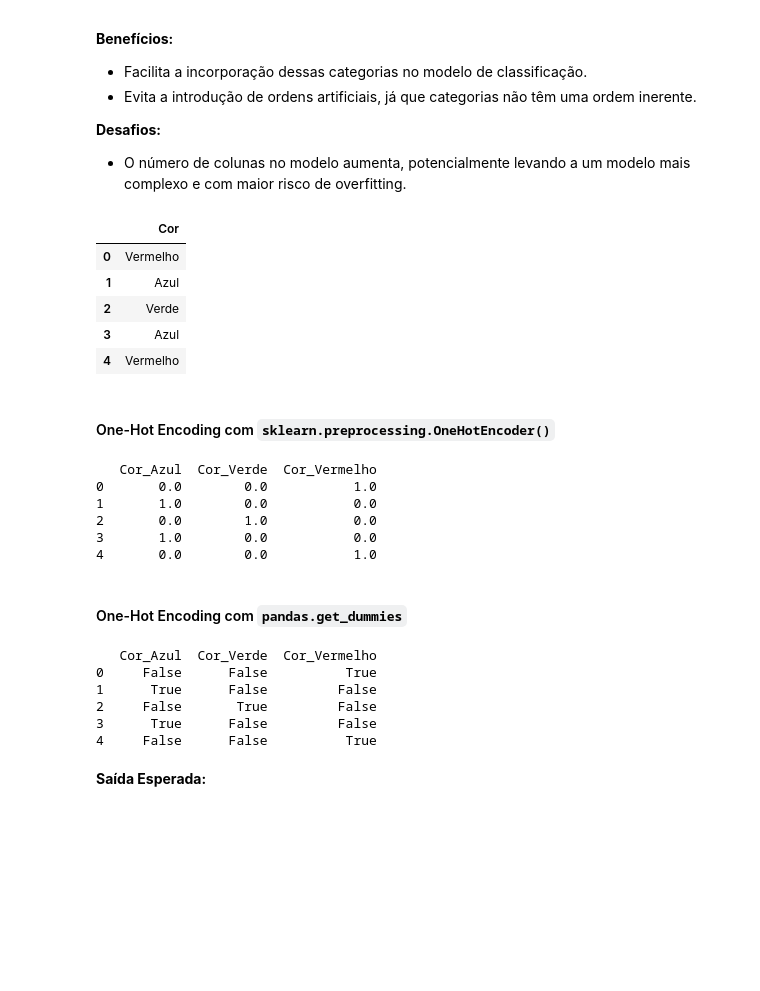
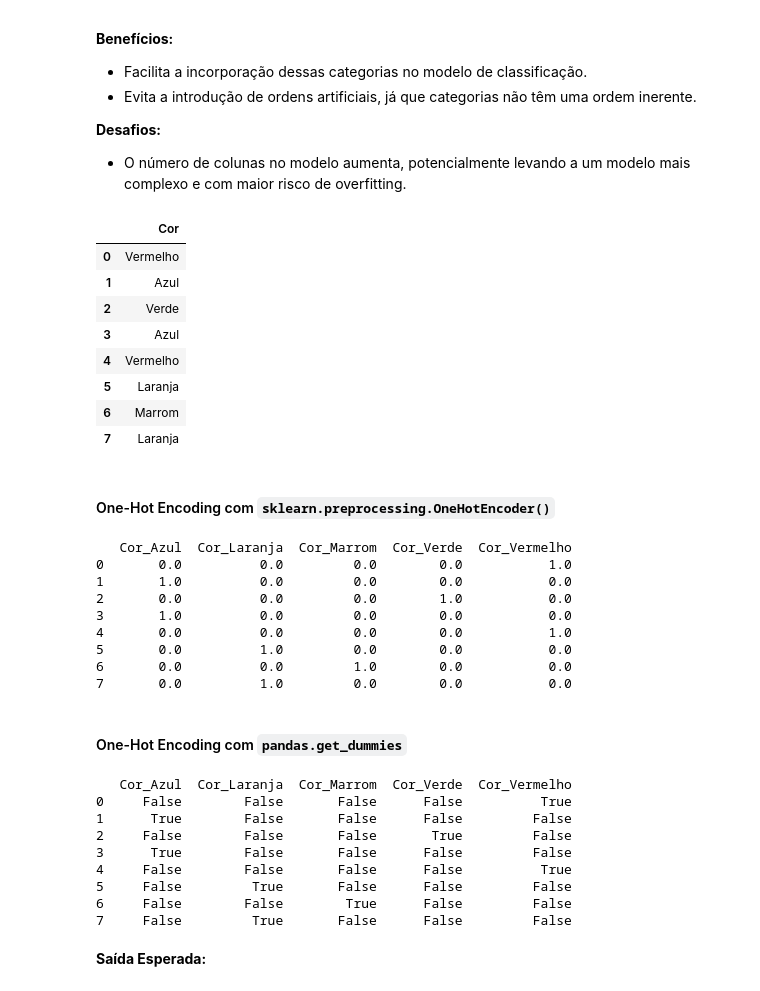
Before and after one commit to dacioms/DacioFeature3_24, a Jupyter notebook: 03_Categóricos/Categoricos.ipynb, the cells around one changed output. Drawn from its saved outputs; the diff is of its cells as text; code cells hidden in the pictures; blank space fills up the shorter version.

```diff
--- a/03_Categóricos/Categoricos.ipynb
+++ b/03_Categóricos/Categoricos.ipynb
@@ -55,18 +55,22 @@ Um dataset de transações de e-commerce contém uma variável categórica `Cate
 # %%
 
 import pandas as pd
 
 # Exemplo de DataFrame
-data = {'Cor': ['Vermelho', 'Azul', 'Verde', 'Azul', 'Vermelho']}
+data = {'Cor': ['Vermelho', 'Azul', 'Verde', 'Azul', 'Vermelho', 'Laranja', 'Marrom', 'Laranja']}
 df = pd.DataFrame(data)
+# df['Cor'].unique()
 df
 # %% [output]
 |  | Cor |
 | 0 | Vermelho |
 | 1 | Azul |
 | 2 | Verde |
 | 3 | Azul |
 | 4 | Vermelho |
+| 5 | Laranja |
+| 6 | Marrom |
+| 7 | Laranja |
 # %% [markdown]
 #### One-Hot Encoding com `sklearn.preprocessing.OneHotEncoder()`
 # %%
@@ -79,12 +83,15 @@ encoded_data = encoder.fit_transform(df[['Cor']])
 encoded_df = pd.DataFrame(encoded_data.toarray(), columns=encoder.get_feature_names_out(['Cor']))
 print(encoded_df)
 # %% [output]
-   Cor_Azul  Cor_Verde  Cor_Vermelho
-0       0.0        0.0           1.0
-1       1.0        0.0           0.0
-2       0.0        1.0           0.0
-3       1.0        0.0           0.0
-4       0.0        0.0           1.0
+   Cor_Azul  Cor_Laranja  Cor_Marrom  Cor_Verde  Cor_Vermelho
+0       0.0          0.0         0.0        0.0           1.0
+1       1.0          0.0         0.0        0.0           0.0
+2       0.0          0.0         0.0        1.0           0.0
+3       1.0          0.0         0.0        0.0           0.0
+4       0.0          0.0         0.0        0.0           1.0
+5       0.0          1.0         0.0        0.0           0.0
+6       0.0          0.0         1.0        0.0           0.0
+7       0.0          1.0         0.0        0.0           0.0
 # %% [markdown]
 #### One-Hot Encoding com `pandas.get_dummies`
 # %%
@@ -94,12 +101,15 @@ df_one_hot = pd.get_dummies(df, columns=['Cor'])
 
 print(df_one_hot)
 # %% [output]
-   Cor_Azul  Cor_Verde  Cor_Vermelho
-0     False      False          True
-1      True      False         False
-2     False       True         False
-3      True      False         False
-4     False      False          True
+   Cor_Azul  Cor_Laranja  Cor_Marrom  Cor_Verde  Cor_Vermelho
+0     False        False       False      False          True
+1      True        False       False      False         False
+2     False        False       False       True         False
+3      True        False       False      False         False
+4     False        False       False      False          True
+5     False         True       False      False         False
+6     False        False        True      False         False
+7     False         True       False      False         False
 # %% [markdown]
 **Saída Esperada:**
 # %%
```
Also changed, not shown: parts of 4 cells of this notebook.
